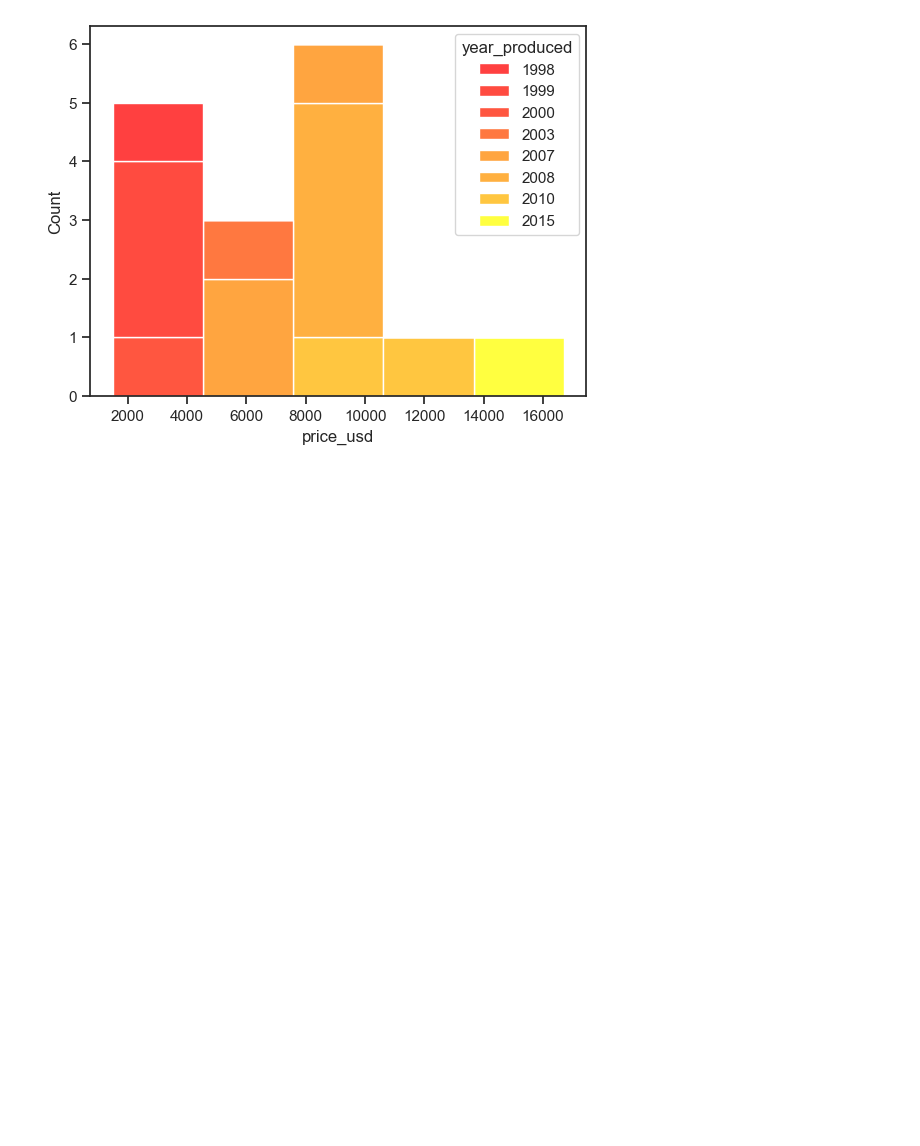
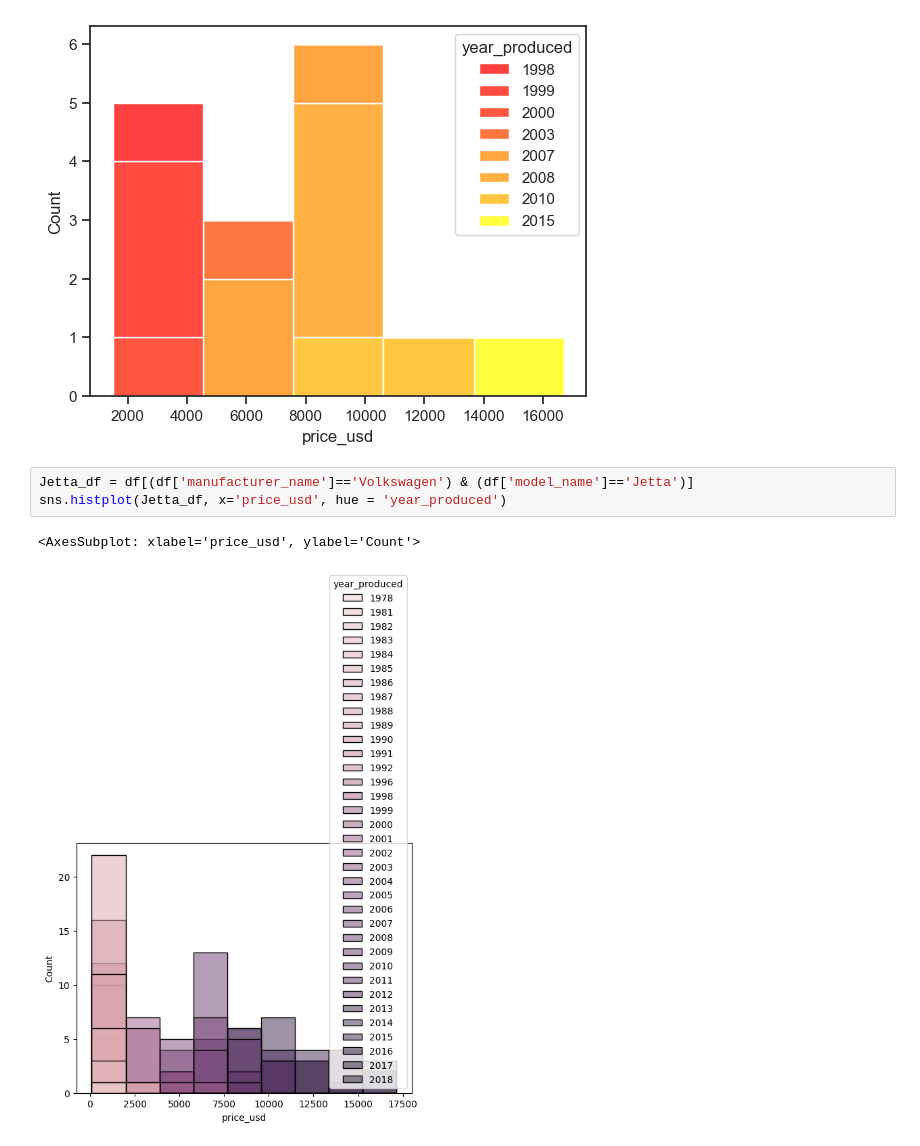
Before and after one commit to Dannyalex84/Estadistica_descriptiva, a Jupyter notebook: medidas-central.ipynb, the cells around one changed output. Cells and saved outputs as stored; diff of their text form; blank space fills up the shorter version.

```diff
--- a/medidas-central.ipynb
+++ b/medidas-central.ipynb
@@ -121,6 +121,12 @@ sns.histplot(Jumpy, x = 'price_usd', hue = 'year_produced', multiple='stack', pa
 # %% [output]
 <AxesSubplot: xlabel='price_usd', ylabel='Count'>
 [figure]
+# %%
+Jetta_df = df[(df['manufacturer_name']=='Volkswagen') & (df['model_name']=='Jetta')]
+sns.histplot(Jetta_df, x='price_usd', hue = 'year_produced')
+# %% [output]
+<AxesSubplot: xlabel='price_usd', ylabel='Count'>
+[figure, added]
 # %% [markdown]
 <a style='text-decoration:none;line-height:16px;display:flex;color:#5B5B62;padding:10px;justify-content:end;' href='https://deepnote.com?utm_source=created-in-deepnote-cell&projectId=3f569948-e9a8-454f-8f4d-a27aa1610a87' target="_blank">
 <img alt='Created in deepnote.com' style='display:inline;max-height:16px;margin:0px;margin-right:7.5px;' src='embedded-picture-1' > </img>
```
Also changed, not shown: 12 other files.
